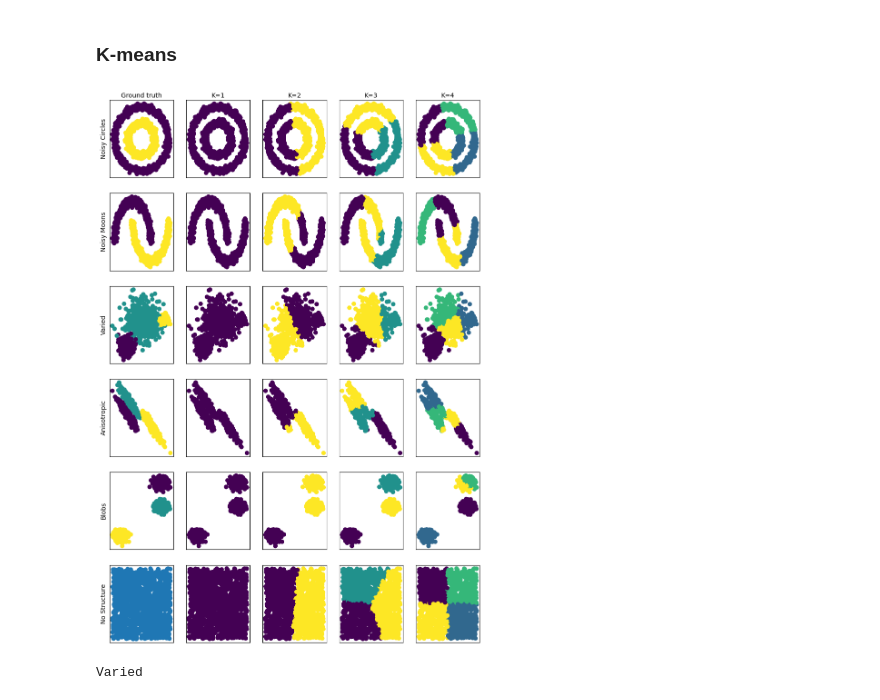
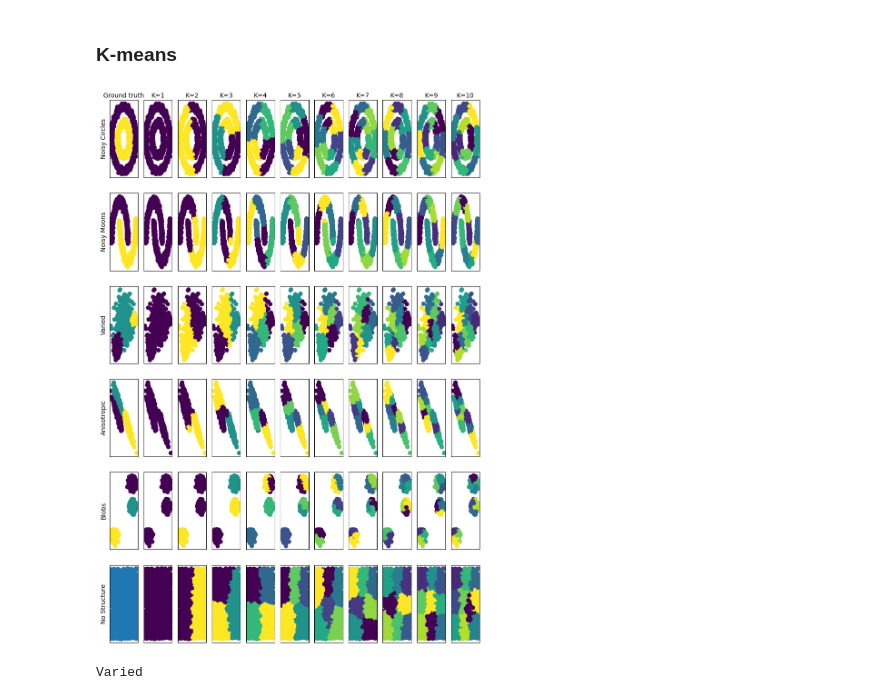
Before and after one commit to avalur/avalur.github.io, a Jupyter notebook: advanced_ml/clustering_practice.ipynb, the cells around one changed output. Saved outputs shown, nothing was run; the diff lists cells and outputs as text; code cells hidden in the pictures.

```diff
--- a/advanced_ml/clustering_practice.ipynb
+++ b/advanced_ml/clustering_practice.ipynb
@@ -67,33 +67,33 @@ fig.tight_layout()
 # %%
 from sklearn.cluster import KMeans
 # %%
-max_clusters = 4
+max_clusters = 10
 fig, gs = plt.figure(figsize=(10.5, 15.5)), matplotlib.gridspec.GridSpec(6, max_clusters + 1)
 
 for g_x, n_clusters in enumerate(range(max_clusters + 1)):
     for g_y, (name, (X, y)) in enumerate(datasets):
         plot = fig.add_subplot(gs[g_y, g_x])
 
         if n_clusters == 0:
             plot.scatter(X[:,0], X[:,1], c=y)
             plot.set_xticks([])
             plot.set_yticks([])
             plot.set_ylabel(name)
             if g_y == 0:
                 plot.xaxis.set_label_position('top')
                 plot.set_xlabel("Ground truth")
         else:
-            model = KMeans(n_clusters=n_clusters, n_init=10, random_state=44)
+            model = KMeans(n_clusters=n_clusters, n_init=10) #random_state=44)
             model.fit(X)
 
             plot.scatter(X[:,0], X[:,1], c=model.labels_)
             plot.set_xticks([])
             plot.set_yticks([])
             if g_y == 0:
                 plot.xaxis.set_label_position('top')
                 plot.set_xlabel(f"K={n_clusters}")
 # %% [output]
-[figure, old version]
+[figure, new version]
 # %%
 colors = ['blue', 'red', 'green', 'orange', 'magenta', 'black', 'cyan', 'purple']
 
```
Also changed, not shown: parts of 7 cells of this notebook.
